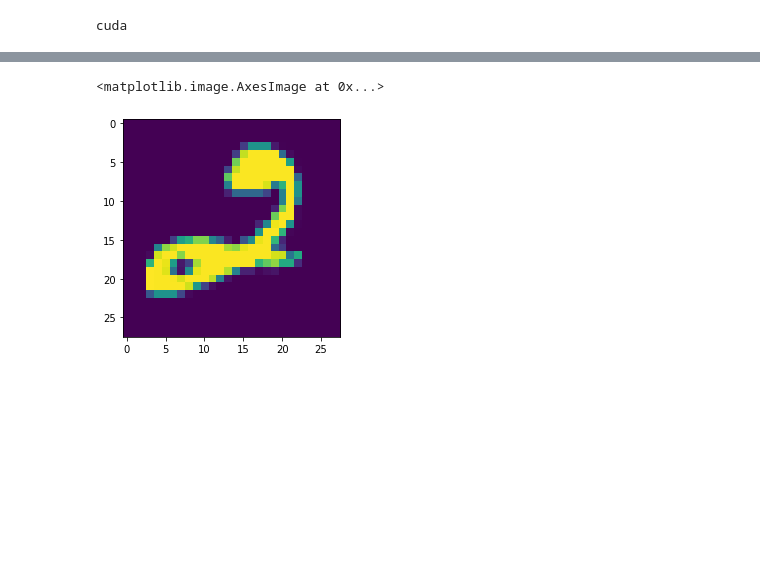
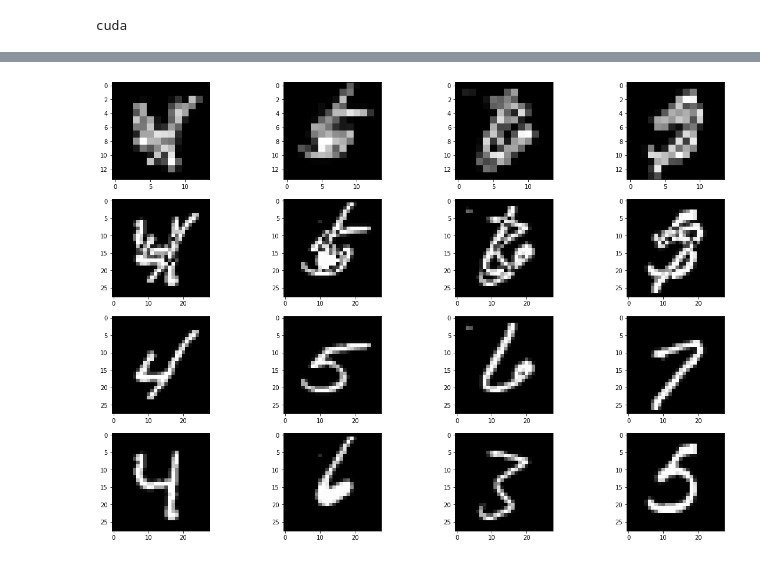
Before and after one commit to Denylson-Fuentes/Image-Disambiguity, a Jupyter notebook: Image Disambiguity.ipynb, the cells around one changed output, grey strips where cells are left out. Saved outputs shown, nothing was run; the diff lists cells and outputs as text; code cells hidden in the pictures; blank space fills up the shorter version.

```diff
--- a/Image Disambiguity.ipynb
+++ b/Image Disambiguity.ipynb
@@ -400,5 +438,27 @@ plt.imshow(data[1][1][1].squeeze(0))
 # %%
-plt.imshow(data[1][0][1].squeeze(0))
+#Print only the input images
+def show_input_images(inputs, training = True):
+
+    fig = plt.figure(figsize = (20, 14))
+    rows = 4
+    columns = 4
+    j=0
+    for i in range(1,columns*rows+1):
+        if i >=1 and i< 5:
+            fig.add_subplot(rows, columns, i)
+
+            plt.imshow(inputs[0][i].cpu().detach().numpy().reshape(14,14), cmap='gray')
+        if i >=5 and i < 9:
+            fig.add_subplot(rows, columns, i)
+            plt.imshow(inputs[1][0][i-4].cpu().detach().numpy().reshape(28,28), cmap='gray')
+        if i >= 9 and i<13:
+            fig.add_subplot(rows, columns, i)
+            plt.imshow(inputs[1][1][i-8].cpu().detach().numpy().reshape(28,28), cmap='gray')
+
+        if i >= 13 and i<17:
+            fig.add_subplot(rows, columns, i)
+            plt.imshow(inputs[1][2][i-12].cpu().detach().numpy().reshape(28,28), cmap='gray')
-# %% [output]
-<matplotlib.image.AxesImage at 0x...>
-[figure, removed]
+# %%
+show_input_images(inputs=data)
+# %% [output]
+[figure, added]
```
Also changed, not shown: parts of 9 cells of this notebook, 1 other file.
